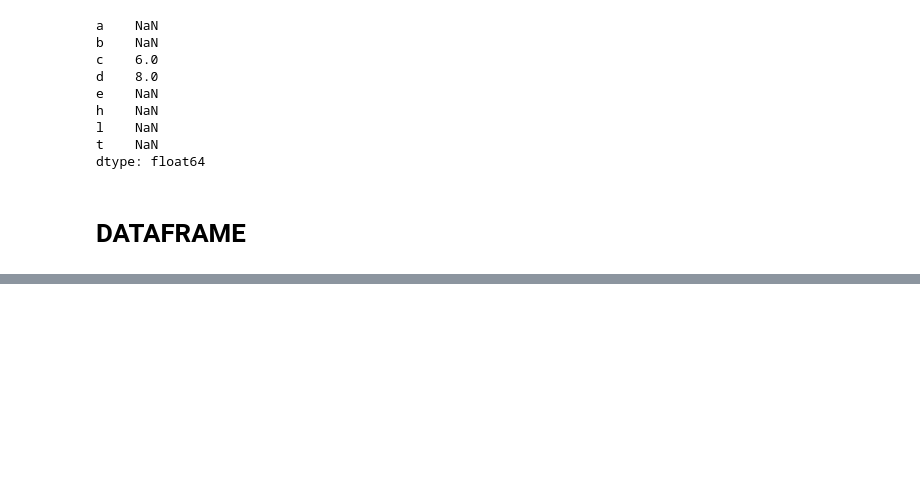
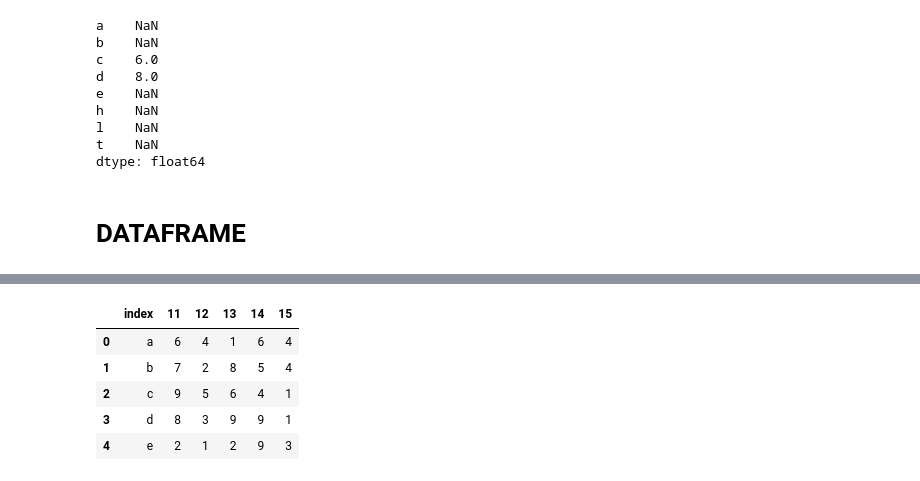
Before and after one commit to emreaytas/PYTHON2, a Jupyter notebook: PANDAS/pandasTensorflow.ipynb, the cells around one changed output, grey strips where cells are left out. Cells and saved outputs as stored; diff of their text form; code cells hidden in the pictures; blank space fills up the shorter version.

```diff
--- a/PANDAS/pandasTensorflow.ipynb
+++ b/PANDAS/pandasTensorflow.ipynb
@@ -77,0 +133,2 @@ dtype: float64
+# %%
+dataframe1.drop(16,axis=1,inplace=True) # axis 1 ile sutun deriz 16 ile yani isim ile hangisi düşürülecek bunu belirleriz. inplace True ile kalıcı değişim yaparız eğer bunu koymazsak bu yapı droplanmış hali return eder ama dataframe1'de değişim olmaz. kalıcı olması için inplace = True kullanmak lazım
@@ -77,0 +186,9 @@ dtype: float64
+# %%
+dataframe1.reset_index() # index diye bir sutun oluşturur ve satır indexlerinin buraya atar. sonra satır indexlemesini 0 1 2 3... diye bilgisayar indexlemesi kullanarak yapar. kalıcı değişim olsun istersek o zaman inplace = True kullanmamız gerekir.
+# %% [output]
+|  | index | 11 | 12 | 13 | 14 | 15 |
+| 0 | a | 6 | 4 | 1 | 6 | 4 |
+| 1 | b | 7 | 2 | 8 | 5 | 4 |
+| 2 | c | 9 | 5 | 6 | 4 | 1 |
+| 3 | d | 8 | 3 | 9 | 9 | 1 |
+| 4 | e | 2 | 1 | 2 | 9 | 3 |
```
Also changed, not shown: parts of 56 cells of this notebook.
